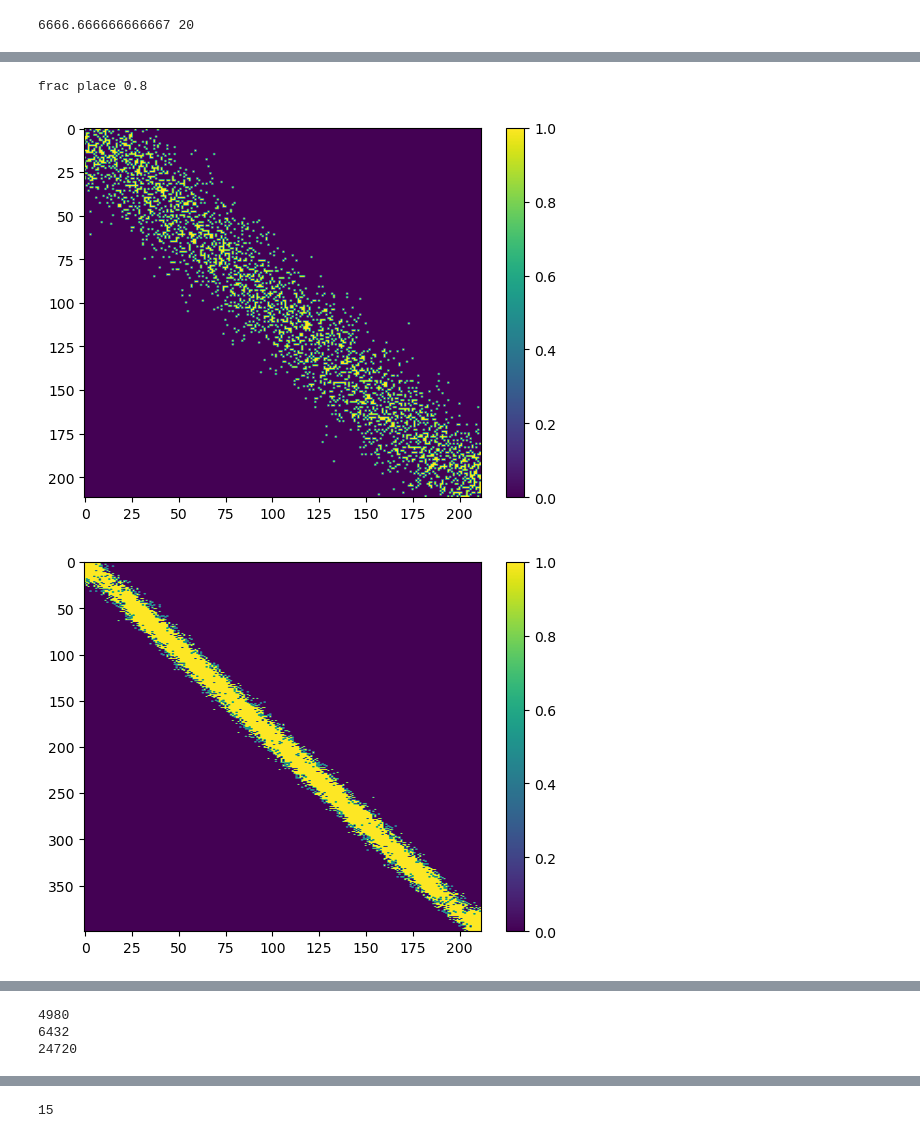
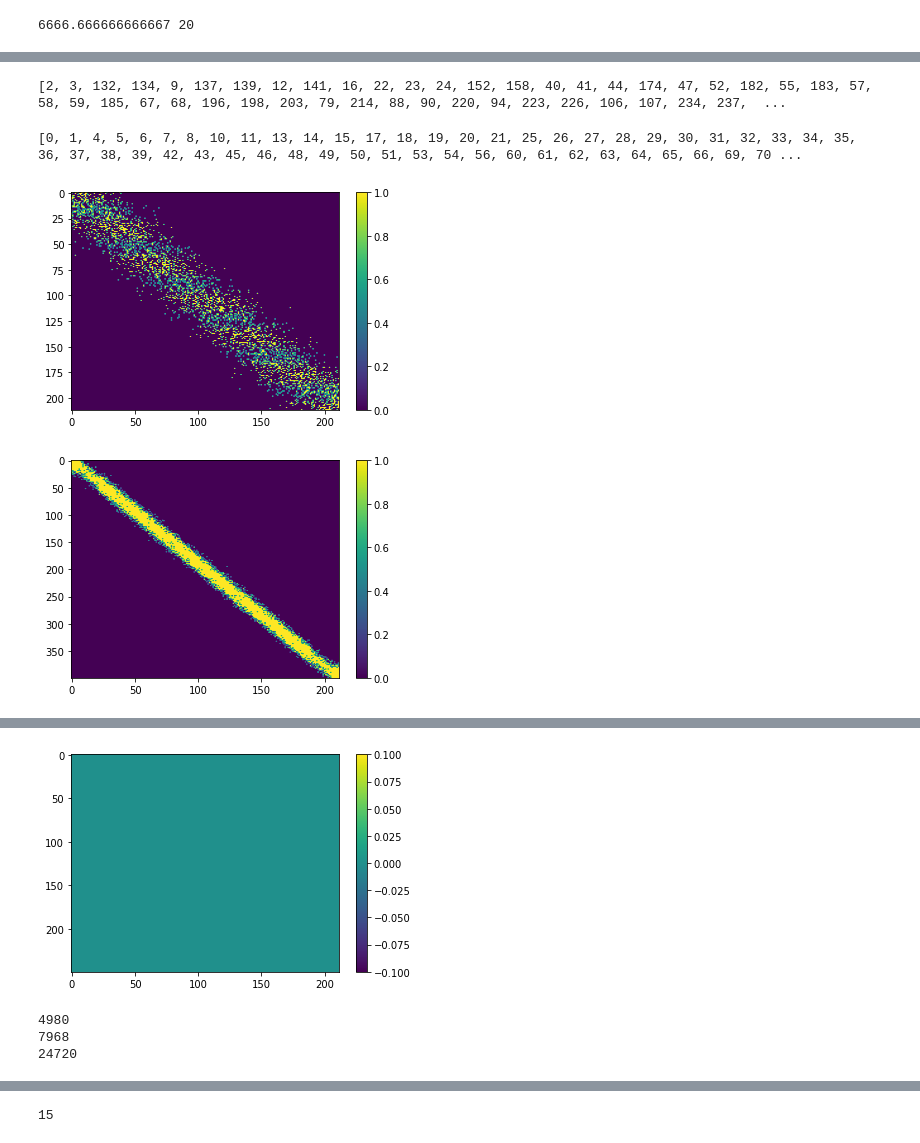
Before and after one commit to soltesz-lab/ca3_biophysical, a Jupyter notebook: notebooks/training.ipynb, the cells around one changed output, grey strips where cells are left out. Drawn from its saved outputs; the diff is of its cells as text; code cells hidden in the pictures.

```diff
--- a/notebooks/training.ipynb
+++ b/notebooks/training.ipynb
@@ -134,42 +158,36 @@ print(time_for_single_lap, nlaps)
+# %%
+print(cue_ids)
+# %% [output]
+[2, 3, 132, 134, 9, 137, 139, 12, 141, 16, 22, 23, 24, 152, 158, 40, 41, 44, 174, 47, 52, 182, 55, 183, 57, 58, 59, 185, 67, 68, 196, 198, 203, 79, 214, 88, 90, 220, 94, 223, 226, 106, 107, 234, 237,  ...
+# %%
+print(place_ids)
+# %% [output]
+[0, 1, 4, 5, 6, 7, 8, 10, 11, 13, 14, 15, 17, 18, 19, 20, 21, 25, 26, 27, 28, 29, 30, 31, 32, 33, 34, 35, 36, 37, 38, 39, 42, 43, 45, 46, 48, 49, 50, 51, 53, 54, 56, 60, 61, 62, 63, 64, 65, 66, 69, 70 ...
 # %%
-place_information = {'place ids': [0], 'place fracs': [0.80]}
-
-diagram = WiringDiagram(os.path.join(params_path, 'circuitparams.yaml'), place_information)
-diagram.generate_internal_connectivity()
-
-
-place_ids = diagram.place_information[0]['place']
-
-
-external_kwargs = {}
-external_kwargs['place information'] = diagram.place_information
-external_kwargs['external place ids'] = [100, 101]
-external_kwargs['cue information'] = diagram.place_information
-external_kwargs['external cue ids'] = [102]
-
-diagram.generate_external_connectivity(ar.cell_information, **external_kwargs)
-diagram.generate_septal_connectivity()
-
 plt.figure()
 plt.imshow(diagram.internal_adj_matrices[0][0][place_ids,:][:,place_ids], aspect='auto')
 plt.colorbar()
 plt.show()
 
 
 plt.figure()
 plt.imshow(diagram.external_adj_matrices[100][0][:,place_ids], aspect='auto')
 plt.colorbar()
 plt.show()
 
 plt.figure()
 plt.imshow(diagram.external_adj_matrices[101][0][:,place_ids], aspect='auto')
 plt.colorbar()
 plt.show()
 
+plt.figure()
+plt.imshow(diagram.external_adj_matrices[102][0][:,place_ids], aspect='auto')
+plt.colorbar()
+plt.show()
+
 print(np.sum(diagram.internal_adj_matrices[0][0],axis=0).sum())
 print(np.sum(diagram.external_adj_matrices[100][0],axis=0).sum())
 print(np.sum(diagram.external_adj_matrices[100][1],axis=0).sum())
 # %% [output]
-frac place 0.8
-[figure, old version]
+[figure, new version]
-[figure, old version]
+[figure, new version]
@@ -177,3 +195,4 @@ frac place 0.8
-4980
-6432
-24720
+[figure, added]
+4980
+7968
+24720
```
Also changed, not shown: parts of 11 cells of this notebook, 59 other files.
